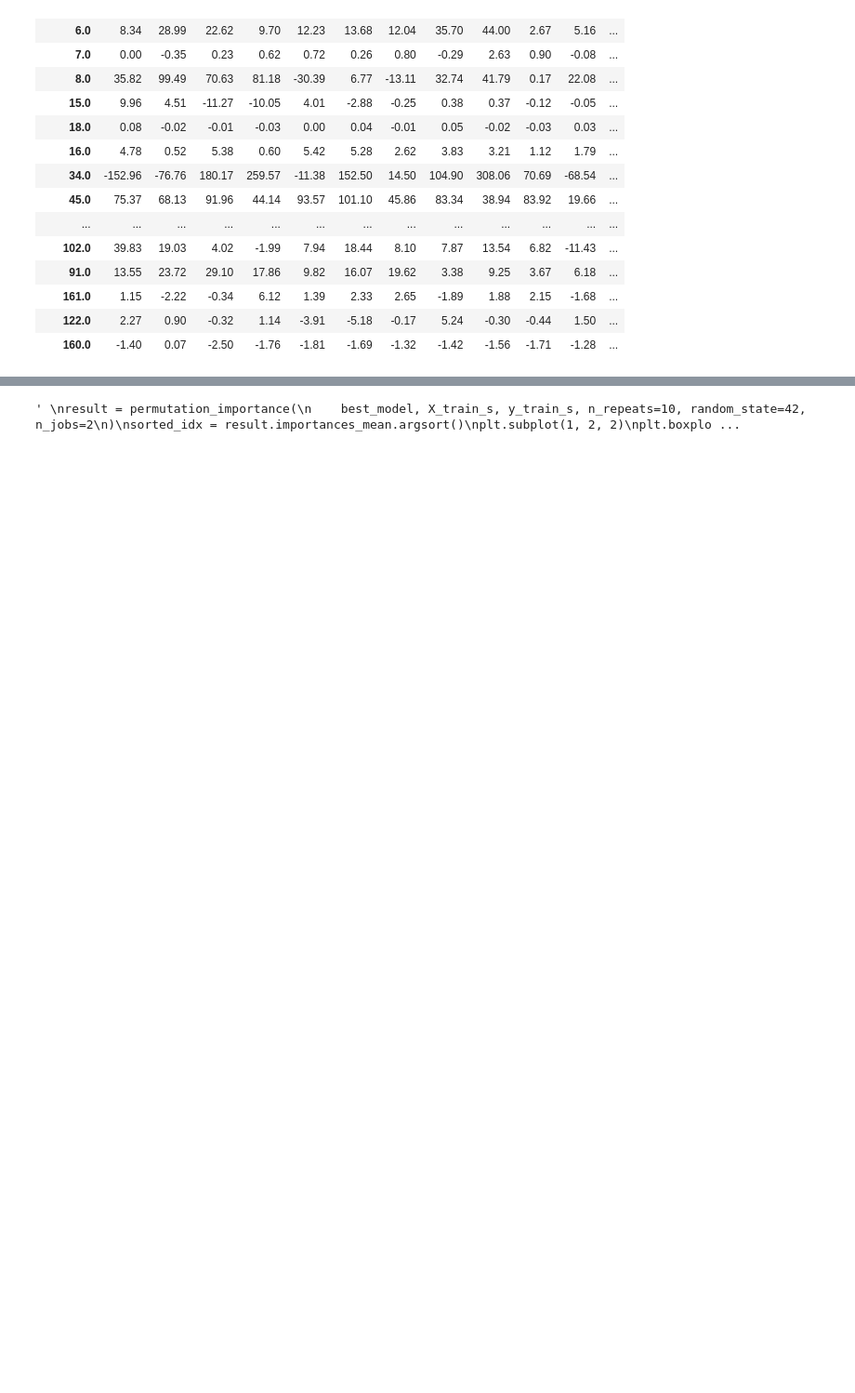
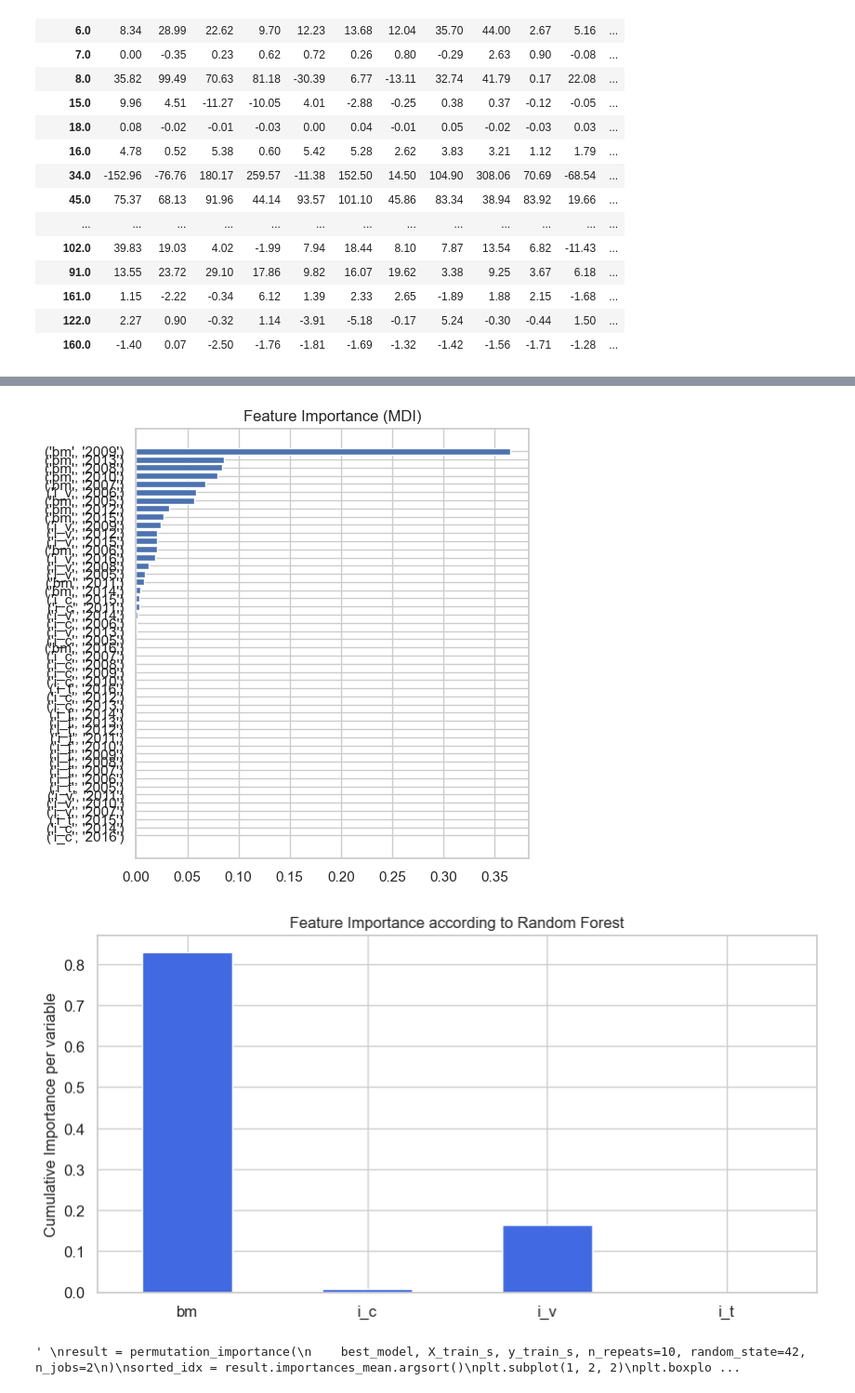
Before and after one commit to Moncada-Francesco-97/Calving-U-Net, a Jupyter notebook: Random_Forest/random_forest.ipynb, the cells around one changed output, grey strips where cells are left out. Shown at 93% size. Drawn from its saved outputs; the diff is of its cells as text; code cells hidden in the pictures; blank space fills up the shorter version.

```diff
--- a/Random_Forest/random_forest.ipynb
+++ b/Random_Forest/random_forest.ipynb
@@ -313,3 +355,11 @@ array([('bm', '2005'), ('bm', '2006'), ('bm', '2007'), ('bm', '2008'),
+# %%
+importlib.reload(rf_plot)  # Reload the module
+from rf_plot import plot_feature_importance
+
+plot_feature_importance(fitted_rf, X, variables_new = None, save_dir=None)
+# %% [output]
+[figure, added]
+[figure, added]
 # %%
 #Experimenting in order to get the feature importance
 
```
Also changed, not shown: parts of 8 cells of this notebook, 2 other files.
